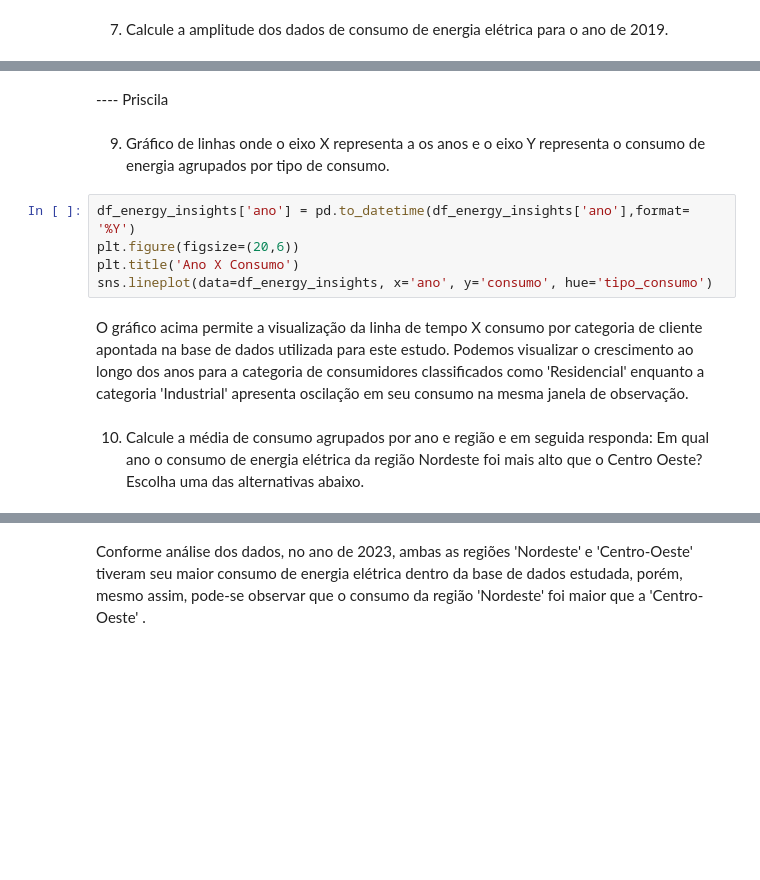
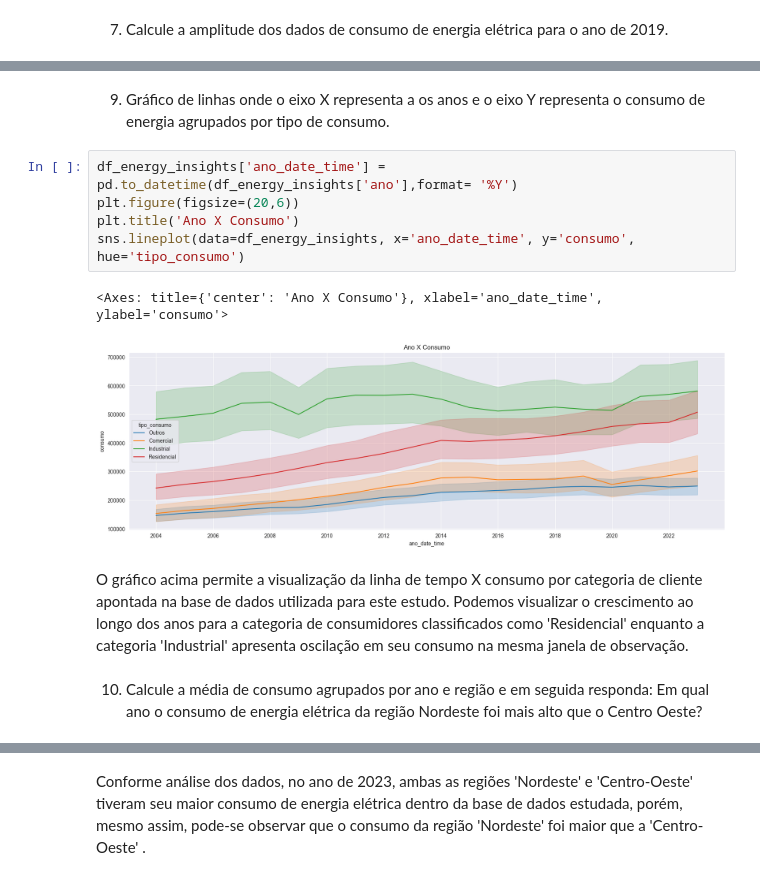
Before and after one commit to davi873/AI_energy_analysis_py, a Jupyter notebook: notebooks/insights.ipynb, the cells around one changed output, grey strips where cells are left out. Drawn from its saved outputs; the diff is of its cells as text; blank space fills up the shorter version.

```diff
--- a/notebooks/insights.ipynb
+++ b/notebooks/insights.ipynb
@@ -129,16 +187,17 @@ print(f'A média do consumo residencial na região Nordeste em 2019 é: {media_c
-# %% [markdown]
----- Priscila
 # %% [markdown]
 9. Gráfico de linhas onde o eixo X representa a os anos e o eixo Y representa o consumo de energia agrupados por tipo de consumo.
 # %%
-df_energy_insights['ano'] = pd.to_datetime(df_energy_insights['ano'],format= '%Y')
+df_energy_insights['ano_date_time'] = pd.to_datetime(df_energy_insights['ano'],format= '%Y')
 plt.figure(figsize=(20,6))
 plt.title('Ano X Consumo')
-sns.lineplot(data=df_energy_insights, x='ano', y='consumo', hue='tipo_consumo')
+sns.lineplot(data=df_energy_insights, x='ano_date_time', y='consumo', hue='tipo_consumo')
+# %% [output]
+<Axes: title={'center': 'Ano X Consumo'}, xlabel='ano_date_time', ylabel='consumo'>
+[figure, added]
 # %% [markdown]
 O gráfico acima permite a visualização da linha de tempo X consumo por categoria de cliente apontada na base de dados utilizada para este estudo. Podemos visualizar o crescimento ao longo dos anos para a categoria de consumidores classificados como 'Residencial' enquanto a categoria 'Industrial' apresenta oscilação em seu consumo na mesma janela de observação.
 # %% [markdown]
-10. Calcule a média de consumo agrupados por ano e região e em seguida responda: Em qual ano o consumo de energia elétrica da região Nordeste foi mais alto que o Centro Oeste? Escolha uma das alternativas abaixo.
+10. Calcule a média de consumo agrupados por ano e região e em seguida responda: Em qual ano o consumo de energia elétrica da região Nordeste foi mais alto que o Centro Oeste?
 # %%
 reg_ano_cons = df_energy_insights.groupby(['regiao', 'ano'])['consumo'].mean().reset_index()
 print(reg_ano_cons)
```
Also changed, not shown: parts of 26 cells of this notebook.
